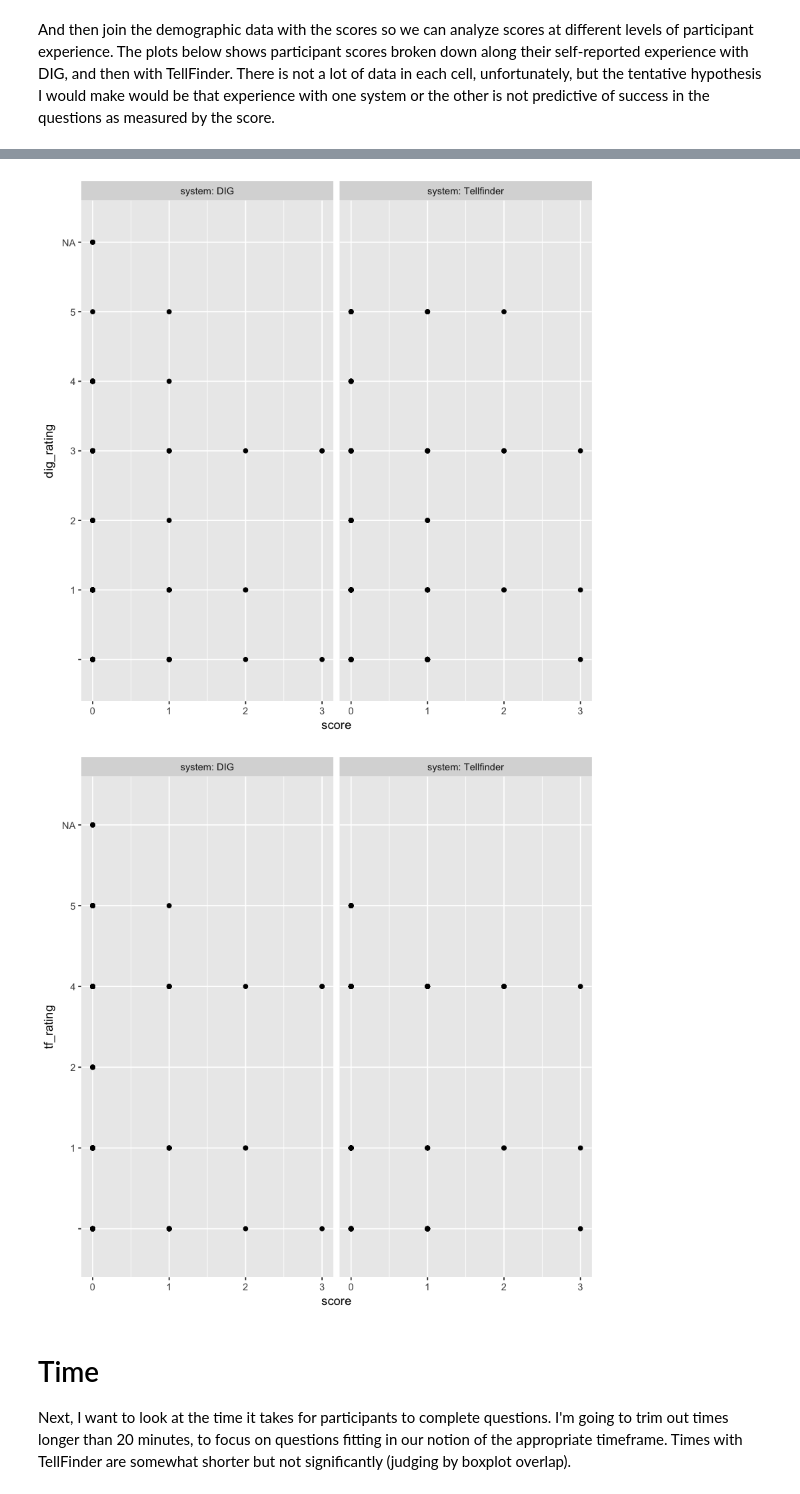
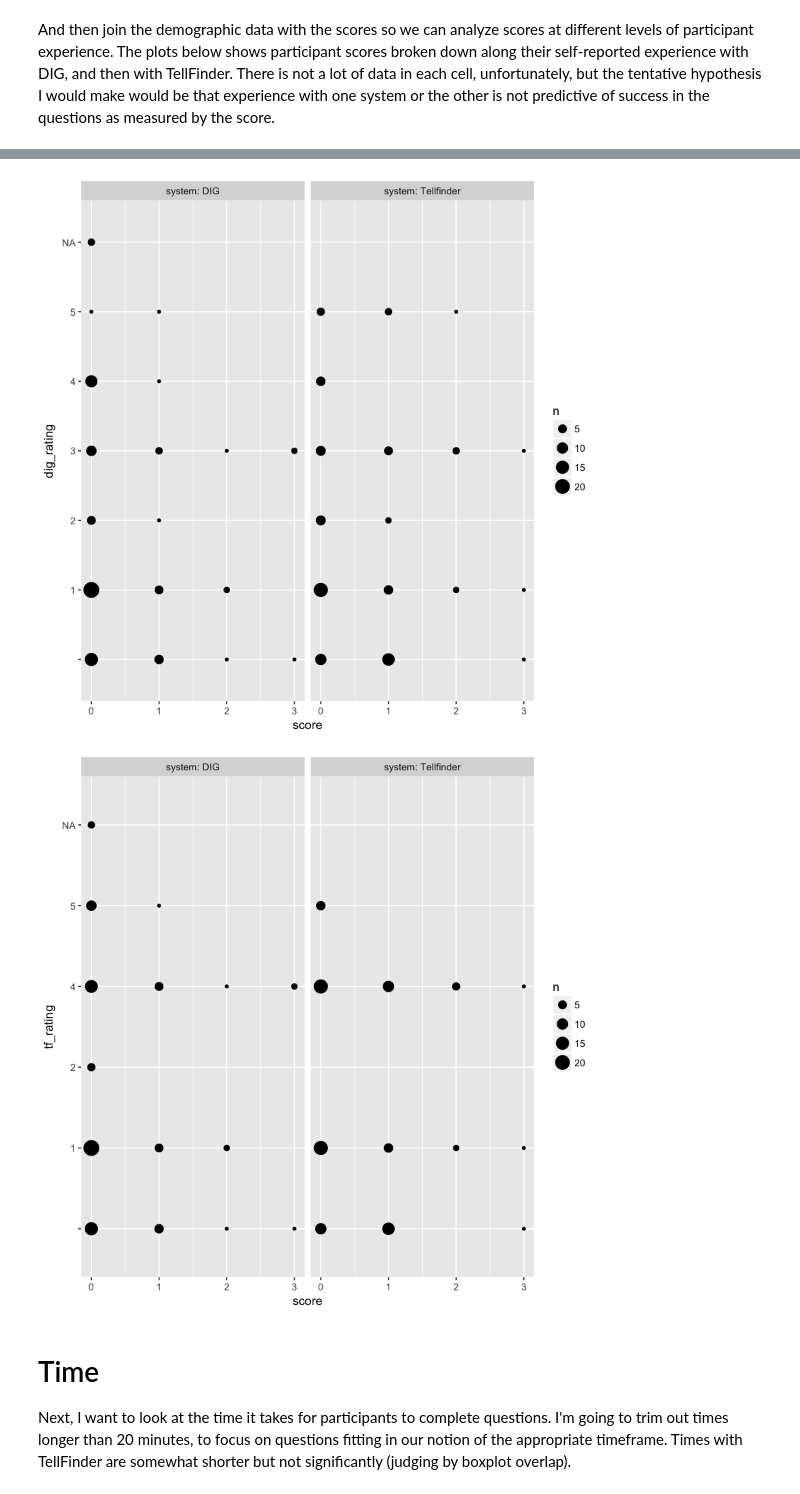
Before and after one commit to isoboroff/memex-hitl2, a Jupyter notebook: Data-analysis.ipynb, the cells around one changed output, grey strips where cells are left out. Drawn from its saved outputs; the diff is of its cells as text; code cells hidden in the pictures.

```diff
--- a/Data-analysis.ipynb
+++ b/Data-analysis.ipynb
@@ -99,8 +99,8 @@ Warning message:
 And then join the demographic data with the scores so we can analyze scores at different levels of participant experience.  The plots below shows participant scores broken down along their self-reported experience with DIG, and then with TellFinder.  There is not a lot of data in each cell, unfortunately, but the tentative hypothesis I would make would be that experience with one system or the other is not predictive of success in the questions as measured by the score.
 # %%
 demo_scores <- scores %>% left_join(demog)
-ggplot(demo_scores, aes(score, dig_rating)) + geom_point() + facet_wrap(~system, labeller="label_both")
-ggplot(demo_scores, aes(score, tf_rating)) + geom_point() + facet_wrap(~system, labeller="label_both")
+ggplot(demo_scores, aes(score, dig_rating)) + geom_count() + facet_wrap(~system, labeller="label_both")
+ggplot(demo_scores, aes(score, tf_rating)) + geom_count() + facet_wrap(~system, labeller="label_both")
 # %% [output]
 Joining, by = "participant"
 Warning message:
@@ -109,5 +109,5 @@ Warning message:
-[figure, old version]
+[figure, new version]
-[figure, old version]
+[figure, new version]
 # %% [markdown]
 # Time #
 
```
Also changed, not shown: parts of 5 cells of this notebook.
